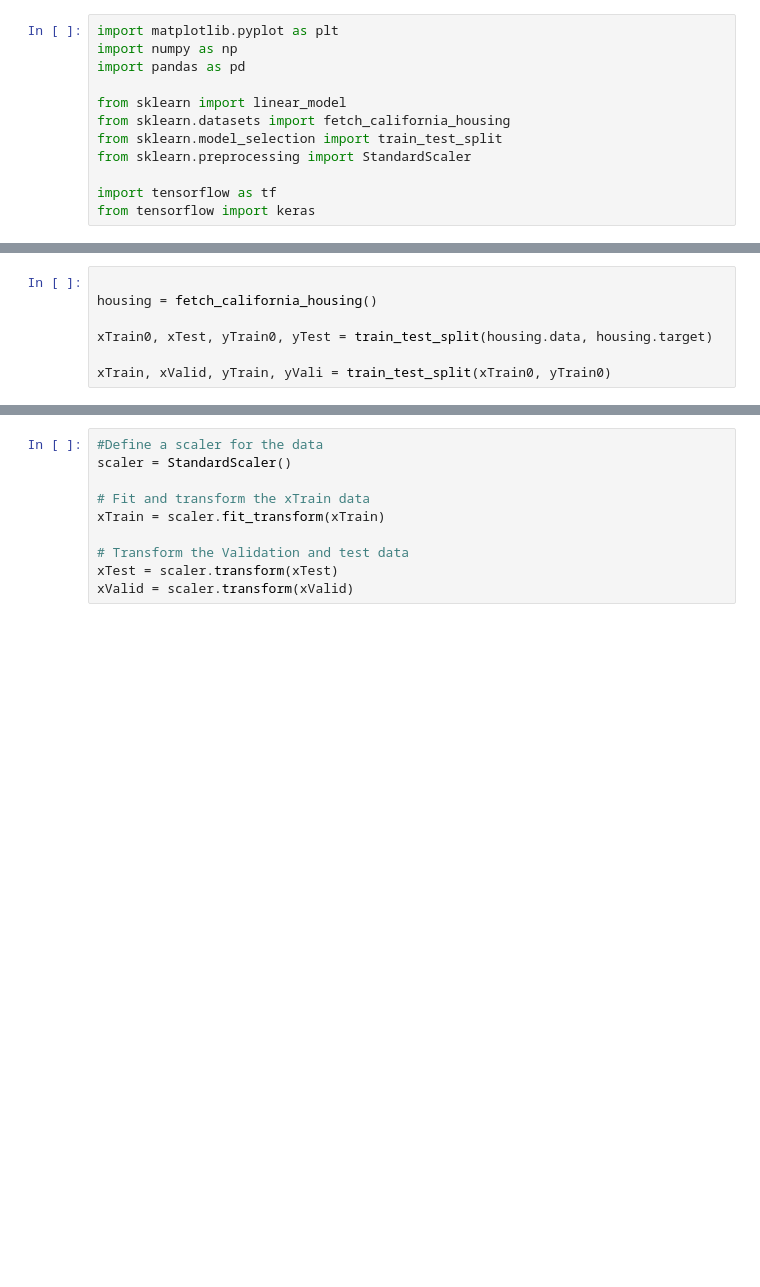
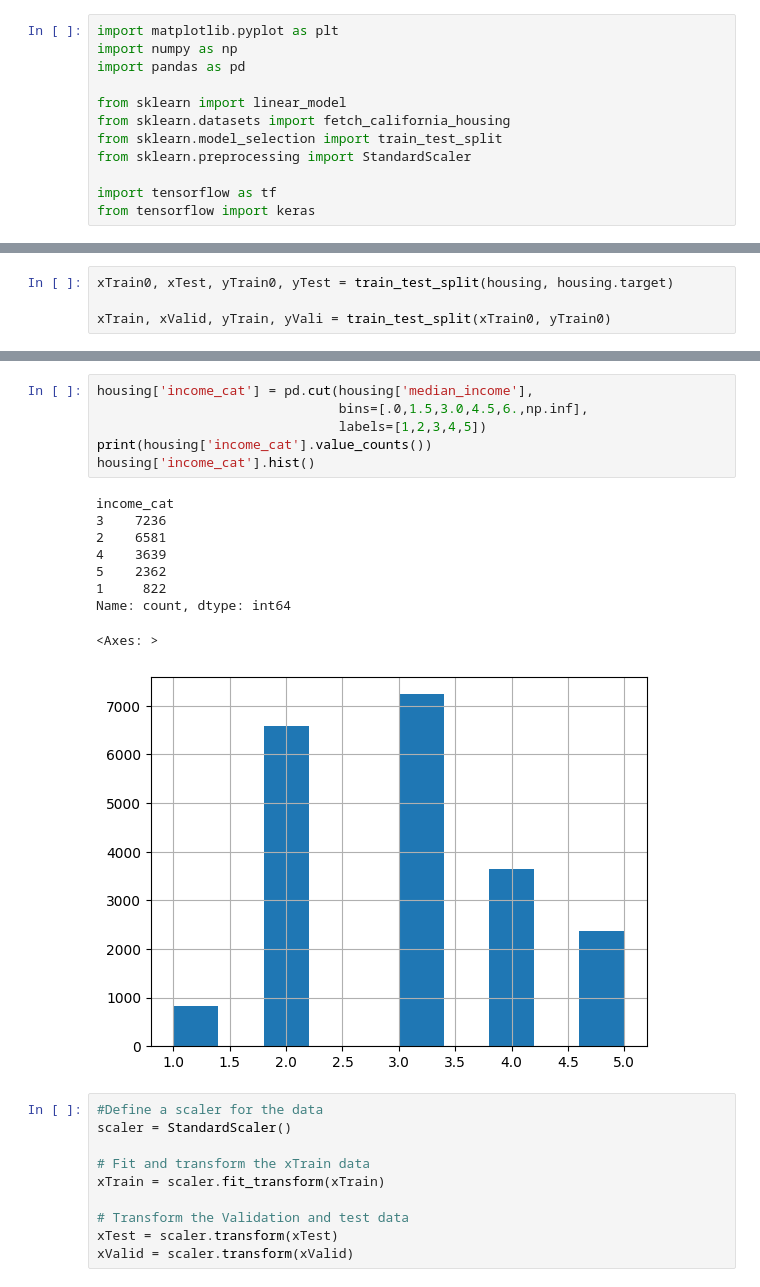
Before and after one commit to stanelake/DeepLearning101, a Jupyter notebook: 02CarliforniaHousePricesRegression.ipynb, the cells around one changed output, grey strips where cells are left out. Saved outputs shown, nothing was run; the diff lists cells and outputs as text; blank space fills up the shorter version.

```diff
--- a/02CarliforniaHousePricesRegression.ipynb
+++ b/02CarliforniaHousePricesRegression.ipynb
@@ -21,7 +124,4 @@ from tensorflow import keras
 # %%
-
-housing = fetch_california_housing()
-
-xTrain0, xTest, yTrain0, yTest = train_test_split(housing.data, housing.target)
+xTrain0, xTest, yTrain0, yTest = train_test_split(housing, housing.target)
 
 xTrain, xValid, yTrain, yVali = train_test_split(xTrain0, yTrain0)
@@ -28,3 +133,19 @@ xTrain, xValid, yTrain, yVali = train_test_split(xTrain0, yTrain0)
+# %%
+housing['income_cat'] = pd.cut(housing['median_income'],
+                               bins=[.0,1.5,3.0,4.5,6.,np.inf],
+                               labels=[1,2,3,4,5])
+print(housing['income_cat'].value_counts())
+housing['income_cat'].hist()
+# %% [output]
+income_cat
+3    7236
+2    6581
+4    3639
+5    2362
+1     822
+Name: count, dtype: int64
+<Axes: >
+[figure, added]
 # %%
 #Define a scaler for the data
 scaler = StandardScaler()
```
Also changed, not shown: parts of 13 cells of this notebook, 2 other files.
